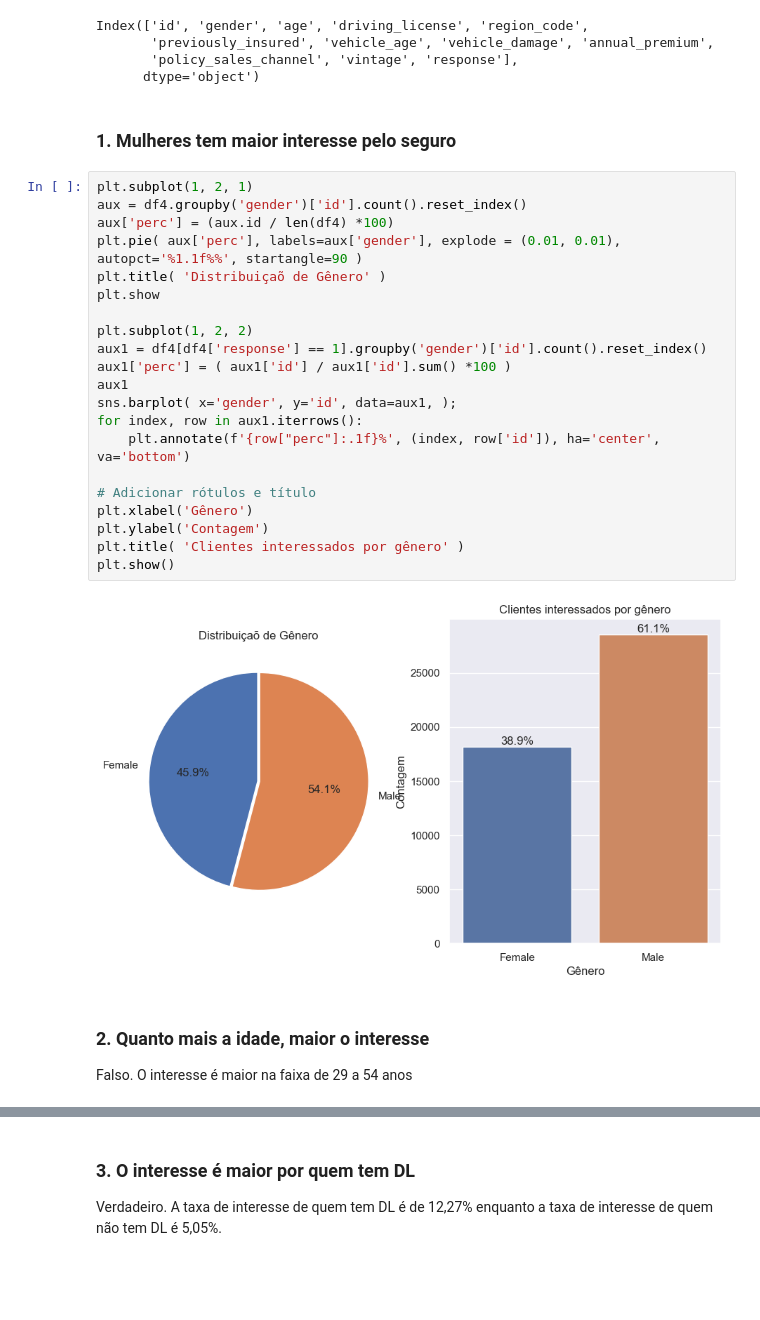
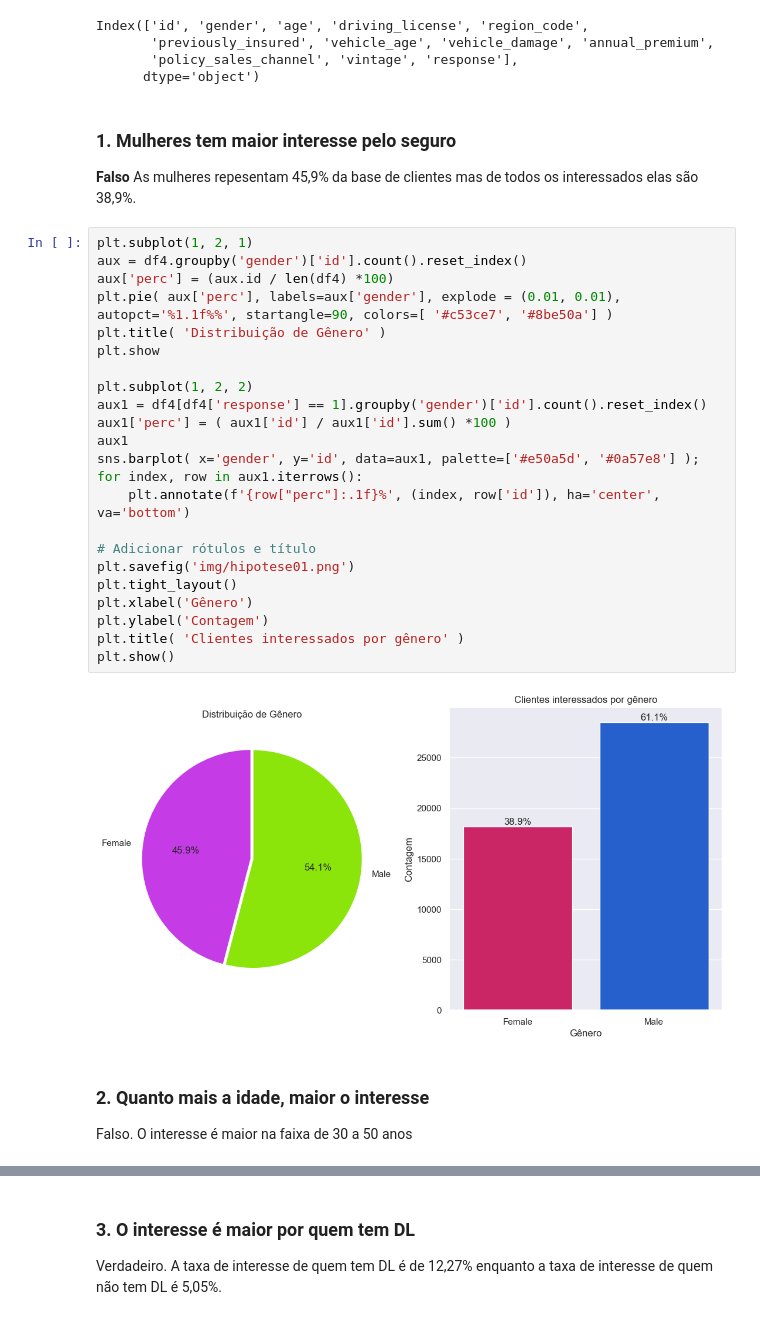
Before and after one commit to luanmaieski/health_insurance_cross-sell, a Jupyter notebook: 1.0.lgm_health_insurance_cross_sell.ipynb, the cells around one changed output, grey strips where cells are left out. Saved outputs shown, nothing was run; the diff lists cells and outputs as text; blank space fills up the shorter version.

```diff
--- a/1.0.lgm_health_insurance_cross_sell.ipynb
+++ b/1.0.lgm_health_insurance_cross_sell.ipynb
@@ -429,29 +429,32 @@ Index(['id', 'gender', 'age', 'driving_license', 'region_code',
       dtype='object')
 # %% [markdown]
 ### 1. Mulheres tem maior interesse pelo seguro
+**Falso** As mulheres repesentam 45,9% da base de clientes mas de todos os interessados elas são 38,9%.
 # %%
 plt.subplot(1, 2, 1)
 aux = df4.groupby('gender')['id'].count().reset_index()
 aux['perc'] = (aux.id / len(df4) *100)
-plt.pie( aux['perc'], labels=aux['gender'], explode = (0.01, 0.01), autopct='%1.1f%%', startangle=90 )
-plt.title( 'Distribuiçaõ de Gênero' )
+plt.pie( aux['perc'], labels=aux['gender'], explode = (0.01, 0.01), autopct='%1.1f%%', startangle=90, colors=[ '#c53ce7', '#8be50a'] )
+plt.title( 'Distribuição de Gênero' )
 plt.show
 
 plt.subplot(1, 2, 2)
 aux1 = df4[df4['response'] == 1].groupby('gender')['id'].count().reset_index()
 aux1['perc'] = ( aux1['id'] / aux1['id'].sum() *100 )
 aux1
-sns.barplot( x='gender', y='id', data=aux1, );
+sns.barplot( x='gender', y='id', data=aux1, palette=['#e50a5d', '#0a57e8'] );
 for index, row in aux1.iterrows():
     plt.annotate(f'{row["perc"]:.1f}%', (index, row['id']), ha='center', va='bottom')
 
 # Adicionar rótulos e título
+plt.savefig('img/hipotese01.png')
+plt.tight_layout()
 plt.xlabel('Gênero')
 plt.ylabel('Contagem')
 plt.title( 'Clientes interessados por gênero' )
 plt.show()
 # %% [output]
-[figure, old version]
+[figure, new version]
 # %% [markdown]
 ### 2. Quanto mais a idade, maior o interesse
-Falso. O interesse é maior na faixa de 29 a 54 anos
+Falso. O interesse é maior na faixa de 30 a 50 anos
```
Also changed, not shown: parts of 14 cells of this notebook, 5 other files.
